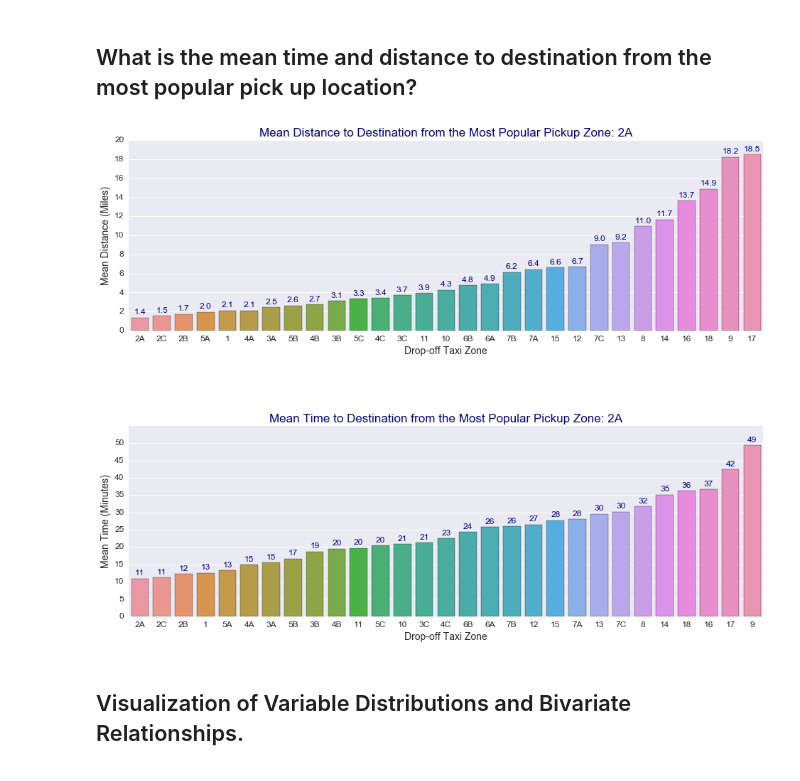
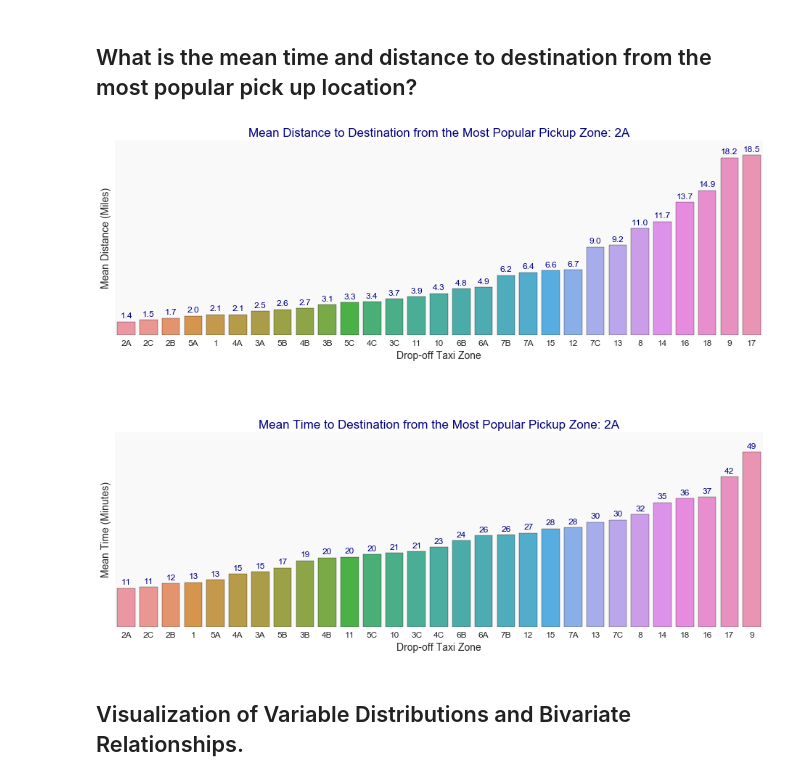
Before and after one commit to geoninja/Uber-Data-Analysis, a Jupyter notebook: NYC_Uber_Rides.ipynb, the cells around one changed output. Cells and saved outputs as stored; diff of their text form; code cells hidden in the pictures.

```diff
--- a/NYC_Uber_Rides.ipynb
+++ b/NYC_Uber_Rides.ipynb
@@ -1085,36 +1090,40 @@ df_plt5 = df_viz[df_viz.origin_taz == '2A'].groupby('destination_taz')['duration
 
 fig = plt.figure(figsize = (16,12))
 kwargs = {'fontsize': 12, 'ha':'center', 'va': 'bottom', 'color': 'navy'}
 
 
 plt.subplot(2,1,1)
 ax1 = sns.barplot(x=df_plt4.index, y=df_plt4.values)
-ax1.set_yticks(range(0, 21, 2))
+ax1.set_axis_bgcolor('#F9F9F9')
+#ax1.set_yticks(range(0, 21, 2))
+ax1.get_yaxis().set_ticks([])
 labels_list = df_plt4.values.round(1)
 annotate_labels(ax1, labels_list, **kwargs)
 plt.title('Mean Distance to Destination from the Most Popular Pickup Zone: 2A', fontsize=17, color='navy')
 plt.ylabel('Mean Distance (Miles)', fontsize = 14)
 plt.xlabel('Drop-off Taxi Zone', fontsize=14)
 plt.tick_params(labelsize=12)
 
 
 plt.subplot(2,1,2)
 ax2 = sns.barplot(x=df_plt5.index, y=df_plt5.values)
-ax2.set_yticks(range(0, 51, 5))
+ax2.set_axis_bgcolor('#F9F9F9')
+#ax2.set_yticks(range(0, 51, 5))
+ax2.get_yaxis().set_ticks([])
 labels_list = df_plt5.apply(lambda x: '{:.0f}'.format(round(x))).values
 annotate_labels(ax2, labels_list, **kwargs)
 plt.title('Mean Time to Destination from the Most Popular Pickup Zone: 2A', fontsize=17, color='navy')
 plt.ylabel('Mean Time (Minutes)', fontsize = 14)
 plt.ylim(0,55)
 plt.xlabel('Drop-off Taxi Zone', fontsize=14)
 plt.tick_params(labelsize=12)
 
 
 fig.subplots_adjust(hspace=.5)
 plt.show()
 #plot_url = py.plot_mpl(fig)
 # %% [output]
-[figure, old version]
+[figure, new version]
 # %% [markdown]
 ## Visualization of Variable Distributions and Bivariate Relationships.
 # %% [markdown]
```
Also changed, not shown: parts of 3 cells of this notebook, 4 other files.
